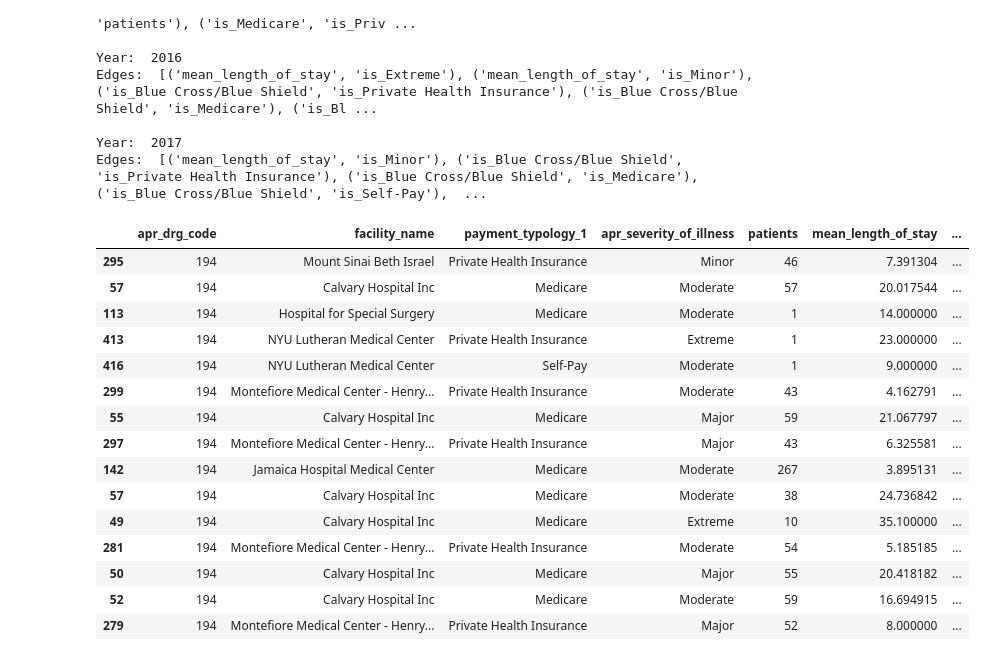
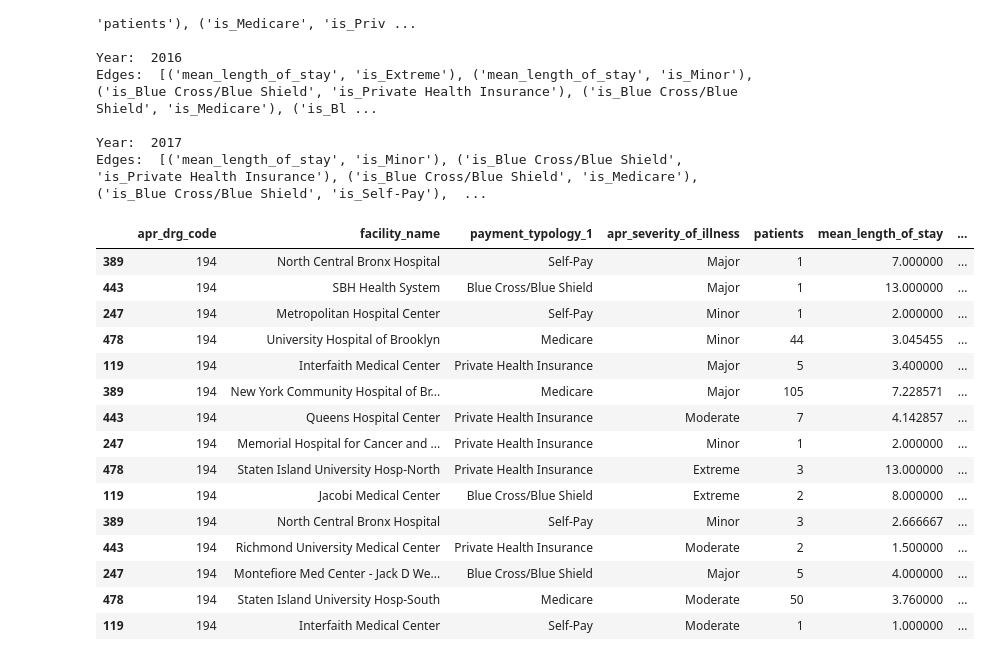
Before and after one commit to westerleyy/medicareinNYC, a Jupyter notebook: analytics/bayes_net_analysis.ipynb, the cells around one changed output. Saved outputs shown, nothing was run; the diff lists cells and outputs as text; code cells hidden in the pictures.

```diff
--- a/analytics/bayes_net_analysis.ipynb
+++ b/analytics/bayes_net_analysis.ipynb
@@ -181,21 +181,21 @@ Edges:  [('mean_length_of_stay', 'is_Extreme'), ('mean_length_of_stay', 'is_Mino
 Year:  2017
 Edges:  [('mean_length_of_stay', 'is_Minor'), ('is_Blue Cross/Blue Shield', 'is_Private Health Insurance'), ('is_Blue Cross/Blue Shield', 'is_Medicare'), ('is_Blue Cross/Blue Shield', 'is_Self-Pay'),  ...
 # %%
-results_heart[results_heart['HowAnomalous'] == 'Most']
+results_heart[results_heart['HowAnomalous'] == 'Least']
 # %% [output]
 |  | apr_drg_code | facility_name | payment_typology_1 | apr_severity_of_illness | patients | mean_length_of_stay | ... |
-| 295 | 194 | Mount Sinai Beth Israel | Private Health Insurance | Minor | 46 | 7.391304 | ... |
-| 57 | 194 | Calvary Hospital Inc | Medicare | Moderate | 57 | 20.017544 | ... |
-| 113 | 194 | Hospital for Special Surgery | Medicare | Moderate | 1 | 14.000000 | ... |
-| 413 | 194 | NYU Lutheran Medical Center | Private Health Insurance | Extreme | 1 | 23.000000 | ... |
-| 416 | 194 | NYU Lutheran Medical Center | Self-Pay | Moderate | 1 | 9.000000 | ... |
-| 299 | 194 | Montefiore Medical Center - Henry... | Private Health Insurance | Moderate | 43 | 4.162791 | ... |
-| 55 | 194 | Calvary Hospital Inc | Medicare | Major | 59 | 21.067797 | ... |
-| 297 | 194 | Montefiore Medical Center - Henry... | Private Health Insurance | Major | 43 | 6.325581 | ... |
-| 142 | 194 | Jamaica Hospital Medical Center | Medicare | Moderate | 267 | 3.895131 | ... |
-| 57 | 194 | Calvary Hospital Inc | Medicare | Moderate | 38 | 24.736842 | ... |
-| 49 | 194 | Calvary Hospital Inc | Medicare | Extreme | 10 | 35.100000 | ... |
-| 281 | 194 | Montefiore Medical Center - Henry... | Private Health Insurance | Moderate | 54 | 5.185185 | ... |
-| 50 | 194 | Calvary Hospital Inc | Medicare | Major | 55 | 20.418182 | ... |
-| 52 | 194 | Calvary Hospital Inc | Medicare | Moderate | 59 | 16.694915 | ... |
-| 279 | 194 | Montefiore Medical Center - Henry... | Private Health Insurance | Major | 52 | 8.000000 | ... |
+| 389 | 194 | North Central Bronx Hospital | Self-Pay | Major | 1 | 7.000000 | ... |
+| 443 | 194 | SBH Health System | Blue Cross/Blue Shield | Major | 1 | 13.000000 | ... |
+| 247 | 194 | Metropolitan Hospital Center | Self-Pay | Minor | 1 | 2.000000 | ... |
+| 478 | 194 | University Hospital of Brooklyn | Medicare | Minor | 44 | 3.045455 | ... |
+| 119 | 194 | Interfaith Medical Center | Private Health Insurance | Major | 5 | 3.400000 | ... |
+| 389 | 194 | New York Community Hospital of Br... | Medicare | Major | 105 | 7.228571 | ... |
+| 443 | 194 | Queens Hospital Center | Private Health Insurance | Moderate | 7 | 4.142857 | ... |
+| 247 | 194 | Memorial Hospital for Cancer and ... | Private Health Insurance | Minor | 1 | 2.000000 | ... |
+| 478 | 194 | Staten Island University Hosp-North | Private Health Insurance | Extreme | 3 | 13.000000 | ... |
+| 119 | 194 | Jacobi Medical Center | Blue Cross/Blue Shield | Extreme | 2 | 8.000000 | ... |
+| 389 | 194 | North Central Bronx Hospital | Self-Pay | Minor | 3 | 2.666667 | ... |
+| 443 | 194 | Richmond University Medical Center | Private Health Insurance | Moderate | 2 | 1.500000 | ... |
+| 247 | 194 | Montefiore Med Center - Jack D We... | Blue Cross/Blue Shield | Major | 5 | 4.000000 | ... |
+| 478 | 194 | Staten Island University Hosp-South | Medicare | Moderate | 50 | 3.760000 | ... |
+| 119 | 194 | Interfaith Medical Center | Self-Pay | Moderate | 1 | 1.000000 | ... |
```
